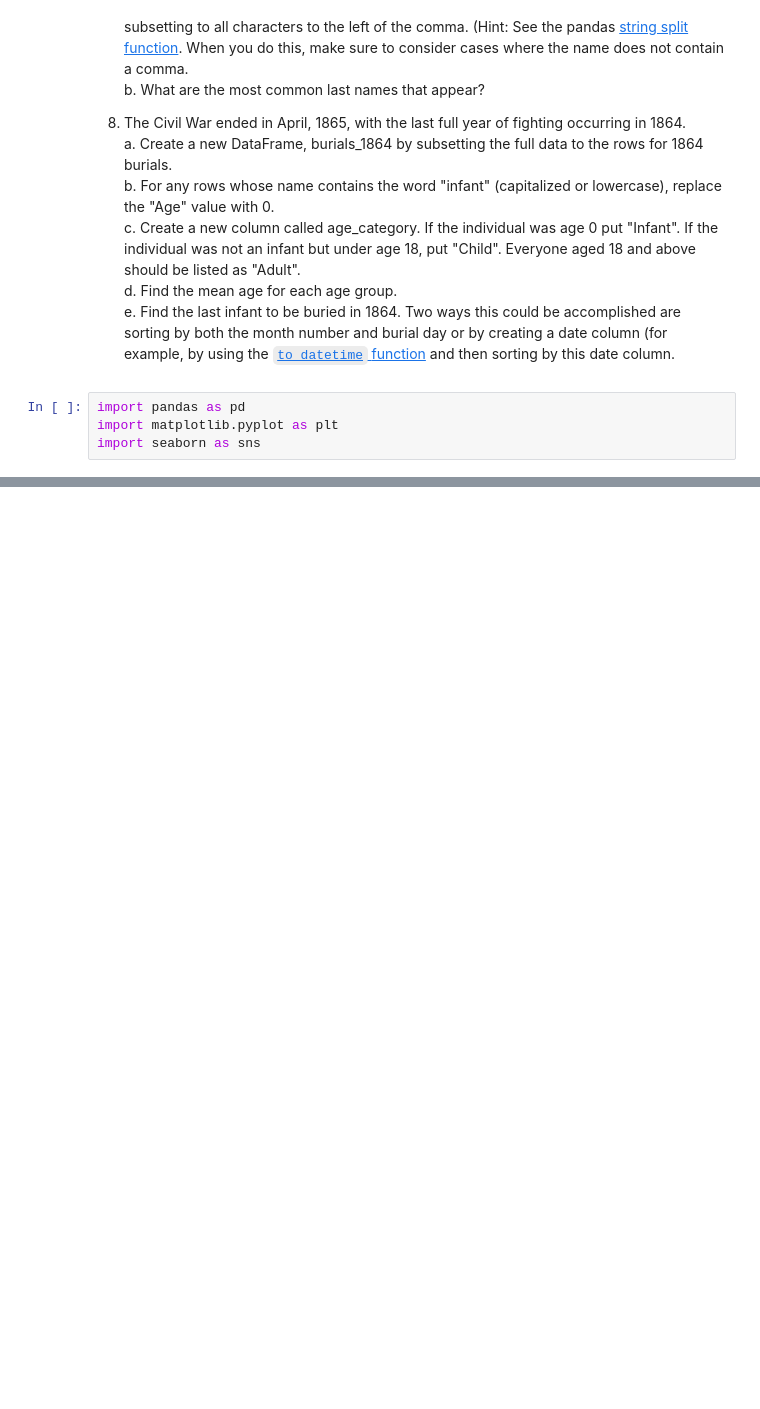
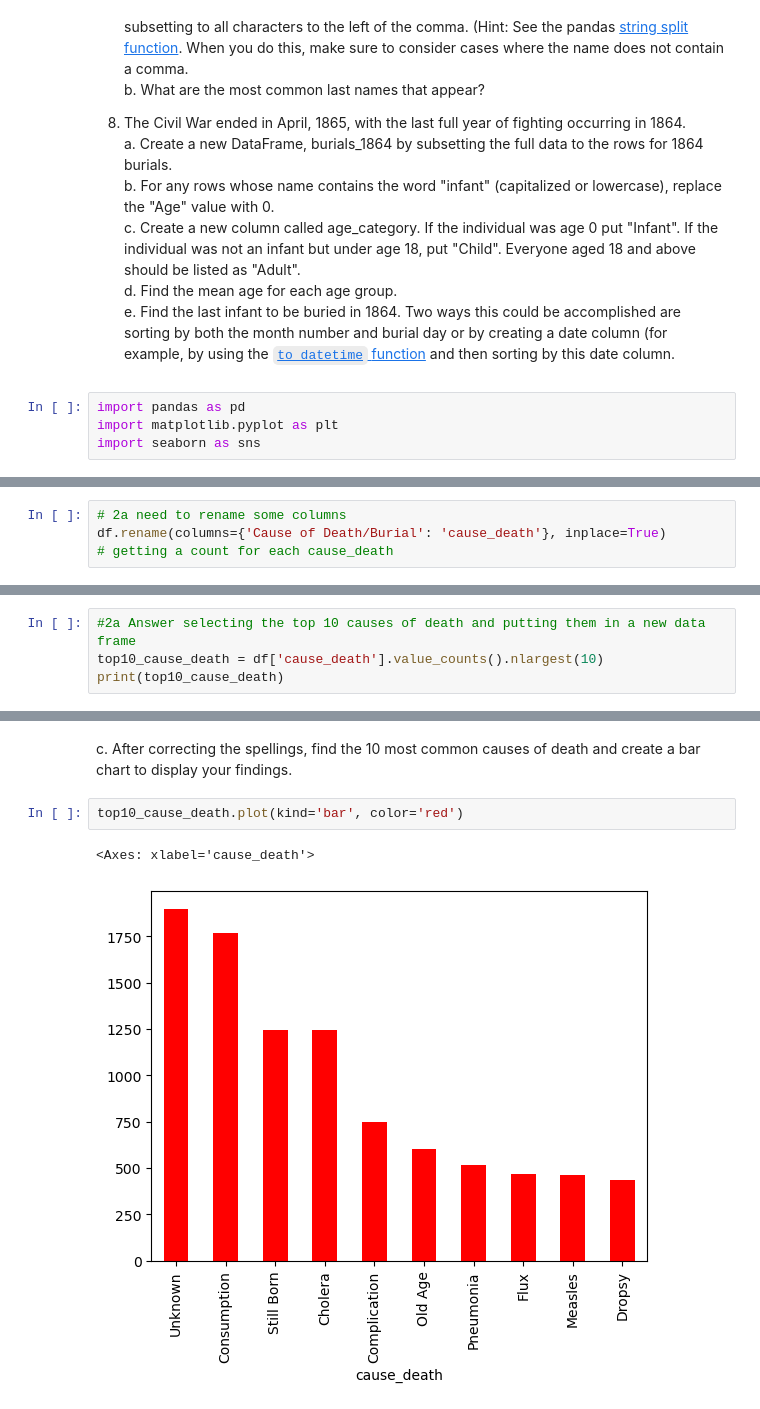
Before and after one commit to NSS-Data-Analytics-Cohort-10/advanced-pandas-seanmalley1, a Jupyter notebook: notebook/advanced_panda.ipynb, the cells around one changed output, grey strips where cells are left out. Drawn from its saved outputs; the diff is of its cells as text; blank space fills up the shorter version.

Commit message:
got my replacements to work. made a bar chart, finished 2c

```diff
--- a/notebook/advanced_panda.ipynb
+++ b/notebook/advanced_panda.ipynb
@@ -54,0 +60,4 @@ df = pd.read_excel('F:\\d10\\Projects\\advanced-pandas-seanmalley1\\data\\cemdat
+# %%
+# 2a need to rename some columns
+df.rename(columns={'Cause of Death/Burial': 'cause_death'}, inplace=True)
+# getting a count for each cause_death
@@ -54,0 +80,4 @@ df = pd.read_excel('F:\\d10\\Projects\\advanced-pandas-seanmalley1\\data\\cemdat
+# %%
+#2a Answer selecting the top 10 causes of death and putting them in a new data frame
+top10_cause_death = df['cause_death'].value_counts().nlargest(10)
+print(top10_cause_death)
@@ -54,0 +184,7 @@ df = pd.read_excel('F:\\d10\\Projects\\advanced-pandas-seanmalley1\\data\\cemdat
+# %% [markdown]
+ c. After correcting the spellings, find the 10 most common causes of death and create a bar chart to display your findings.
+# %%
+top10_cause_death.plot(kind='bar', color='red')
+# %% [output]
+<Axes: xlabel='cause_death'>
+[figure, added]
```
Also changed, not shown: parts of 8 cells of this notebook.
